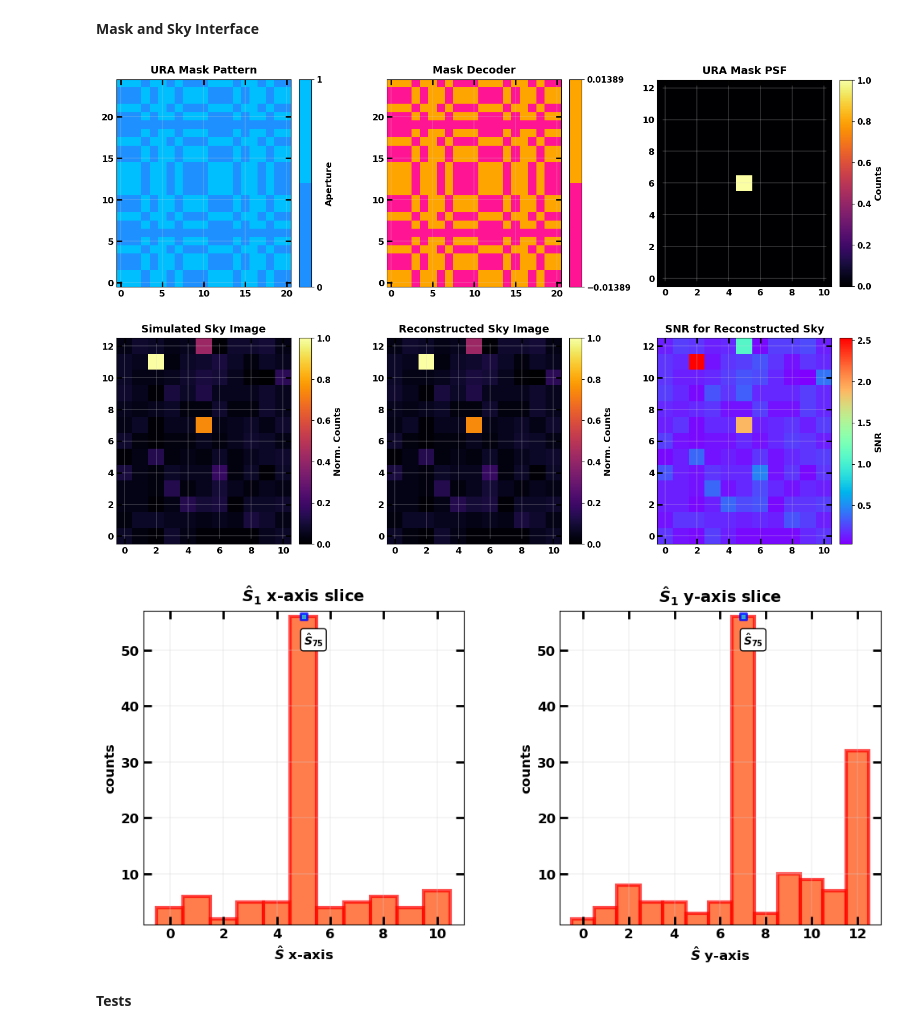
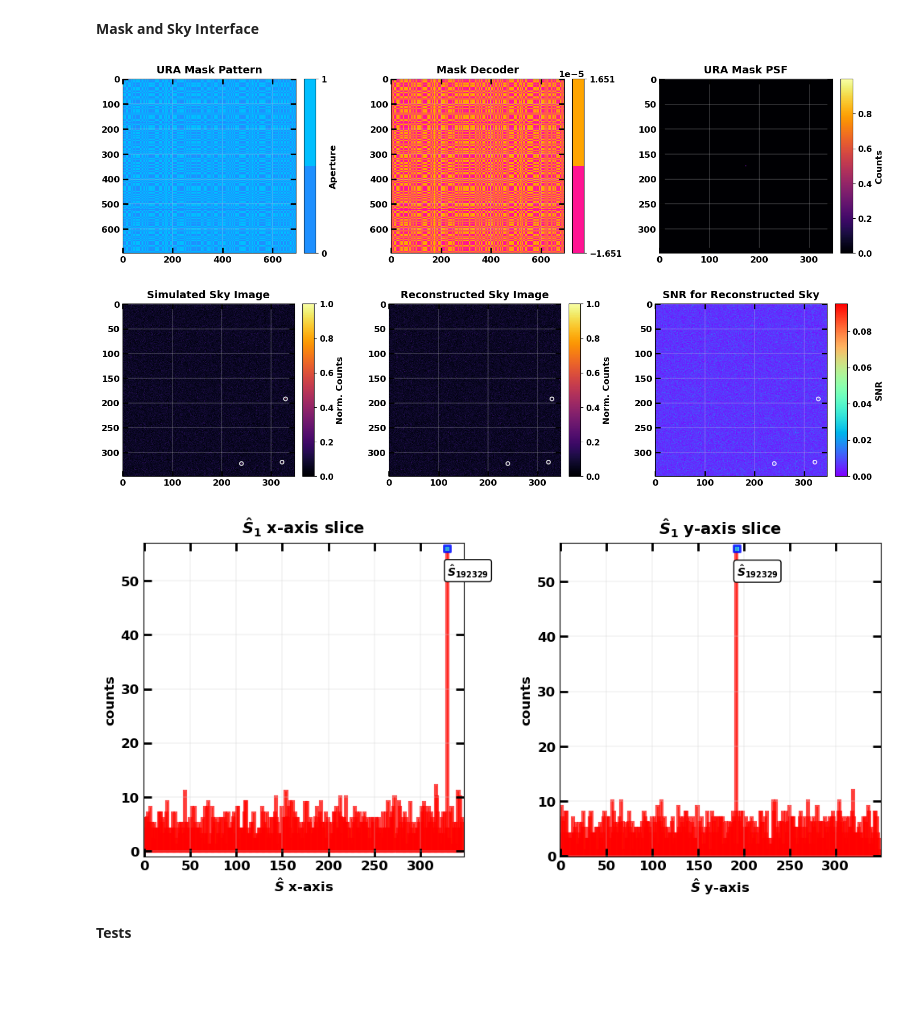
Before and after one commit to EdoardoGiancarli/Reconstruction_Masks_Test, a Jupyter notebook: Img_GPUReconstruction_2D/Img2D_GPU_Reconstruction.ipynb, the cells around one changed output. Cells and saved outputs as stored; diff of their text form; code cells hidden in the pictures; blank space fills up the shorter version.

```diff
--- a/Img_GPUReconstruction_2D/Img2D_GPU_Reconstruction.ipynb
+++ b/Img_GPUReconstruction_2D/Img2D_GPU_Reconstruction.ipynb
@@ -52,7 +52,7 @@ if flag:
 **Sky Reconstruction Simulation**
 # %%
 pattern_type = 'ura'
-rank = 2
+rank = 20
 sources_flux = np.array([30, 50, 70])
 mask_padding = True
 sky_background_rate = 5
@@ -60,8 +60,12 @@ sources_pos = None
 detector_background_rate = None
 print_info = True
 
-cai_args_ura = (pattern_type, rank, sources_flux, mask_padding, sky_background_rate,
-                sources_pos, detector_background_rate, print_info)
+cai_args_ura = (sources_flux, sky_background_rate, sources_pos,
+                detector_background_rate, print_info)
 
-detector_image, sky_reconstruction, source_info = cai.cai_simulation(*cai_args_ura)
+use_gpu = True
+gpucai = cai.CodedApertureImagingGPU(pattern_type, rank, mask_padding, use_gpu)
+
+detector_image, sky_reconstruction, source_info = gpucai.cai_simulation(*cai_args_ura)
+if use_gpu: gpucai._check_gpu_memory()
 # %% [output]
@@ -83,37 +100,38 @@ decoder = source_info['mask_decoder']
 psf = source_info['mask_PSF']
 
 plot.image_plot([mask, decoder, psf],
                 ["URA Mask Pattern", "Mask Decoder", "URA Mask PSF"],
                 cbarlabel=["Aperture", None, "Counts"],
                 cbarvalues=[[0, 1], [decoder.min(), decoder.max()], None],
                 cbarcmap=[lc(["DodgerBlue", "DeepSkyBlue"]), lc(["DeepPink", "Orange"]), "inferno"])
 
 # plot sky image, sky reconstruction and SNR
 sky_image = source_info['sky_image']
 snr = source_info['sky_reconstruction_SNR']
 
 plot.image_plot([_normalize(sky_image), _normalize(sky_reconstruction), snr],
                 ["Simulated Sky Image", "Reconstructed Sky Image", "SNR for Reconstructed Sky"],
                 cbarlabel=["Norm. Counts"]*2 + ["SNR"],
                 cbarvalues=[None]*3,
-                cbarcmap=["inferno"]*2 + ["rainbow"])
+                cbarcmap=["inferno"]*2 + ["rainbow"],
+                simulated_sources=[source_info['sources_pos']]*3)
 
 # plot reconstr_sky slices
 idx = 1
 pos = source_info['sources_pos'][idx]
 S_hat_slicex = sky_reconstruction[pos[0], :]
 S_hat_slicey = sky_reconstruction[:, pos[1]]
 
 plot.sequence_plot([S_hat_slicex, S_hat_slicey],
                    [f"$\\hat{{S}}_{idx}$ x-axis slice", f"$\\hat{{S}}_{idx}$ y-axis slice"],
                    xlabel=["$\\hat{{S}}$ x-axis", "$\\hat{{S}}$ y-axis"],
                    ylabel=["counts", "counts"],
                    style=["bar"]*2,
                    simulated_sources=[(pos[1], *pos, -5), (pos[0], *pos, -5)])
 # %% [output]
-[figure, old version]
+[figure, new version]
-[figure, old version]
+[figure, new version]
-[figure, old version]
+[figure, new version]
 # %% [markdown]
 **Tests**
 # %%
```
Also changed, not shown: parts of 5 cells of this notebook, 6 other files.
